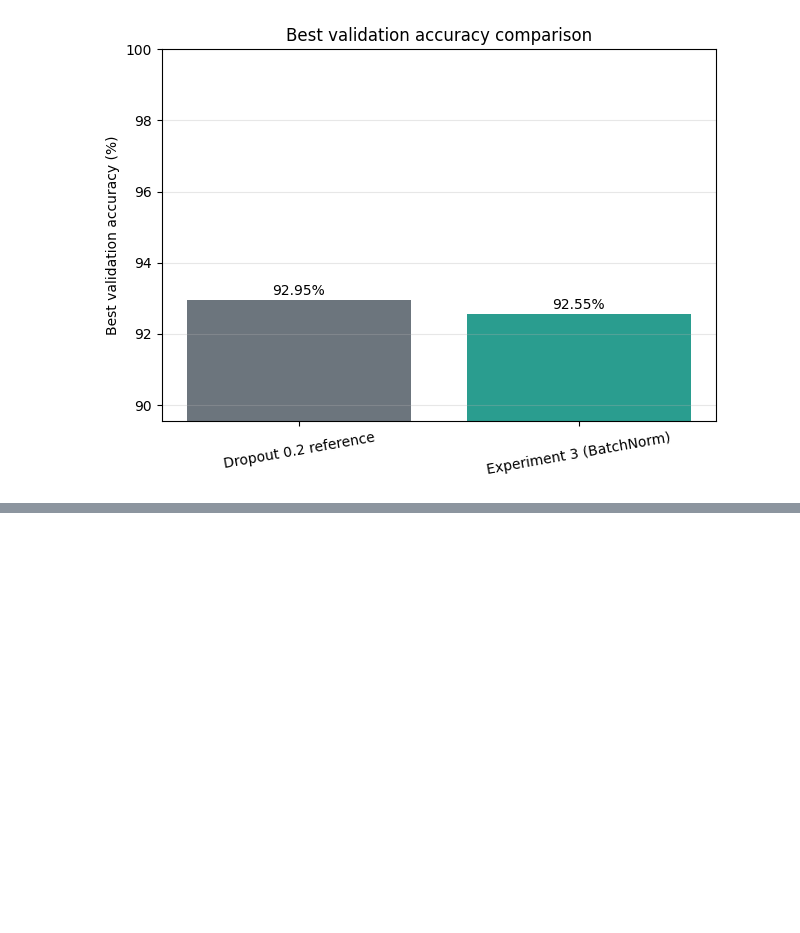
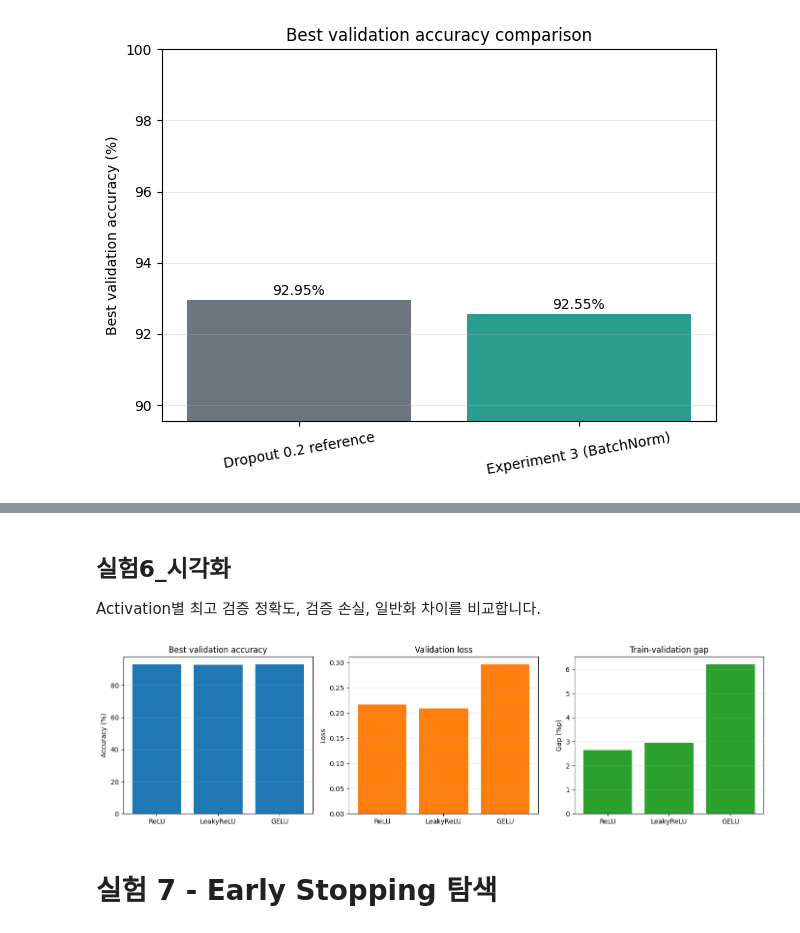
Before and after one commit to Chaehyunli/SKALA, a Jupyter notebook: 0901-0903-머신러닝 및 딥러닝 이해/day2/fashion_mnist_baseline_종합실습용.ipynb, the cells around one changed output, grey strips where cells are left out. Drawn from its saved outputs; the diff is of its cells as text; code cells hidden in the pictures; blank space fills up the shorter version.

```diff
--- a/0901-0903-머신러닝 및 딥러닝 이해/day2/fashion_mnist_baseline_종합실습용.ipynb
+++ b/0901-0903-머신러닝 및 딥러닝 이해/day2/fashion_mnist_baseline_종합실습용.ipynb
@@ -917,0 +1280,12 @@ plot_best_valid_accuracy(batchnorm_results)
+# %%
+activation_candidates = ["ReLU", "LeakyReLU", "GELU"]
+activation_results = {}
+
+for activation_name in activation_candidates:
+    print(f"\n===== Activation {activation_name} =====")
+    activation_results[activation_name] = run_experiment(
+        name=f"Activation {activation_name}", dropout_rate=0.2,
+        epochs=21, learning_rate=1e-3, seed=42,
+        use_batchnorm=False, hidden_dim=256,
+        activation_name=activation_name, optimizer_name=selected_optimizer,
+    )
@@ -917,0 +1312,19 @@ plot_best_valid_accuracy(batchnorm_results)
+# %%
+activation_summary=[]
+for activation_name,result in activation_results.items():
+    index=result["best_epoch"]-1; history=result["history"]
+    activation_summary.append({
+        "activation":activation_name,"best_epoch":result["best_epoch"],
+        "accuracy":result["best_valid_accuracy"],"loss":history["valid_loss"][index],
+        "gap":(history["train_accuracy"][index]-history["valid_accuracy"][index])*100,
+    })
+print(f"{'Activation':>12} {'Epoch':>7} {'Valid acc':>11} {'Valid loss':>11} {'Gap':>9}")
+print("-"*56)
+for row in activation_summary:
+    print(f"{row['activation']:>12} {row['best_epoch']:>7d} {row['accuracy']*100:>10.2f}% {row['loss']:>11.4f} {row['gap']:>8.2f}%p")
+maximum_accuracy=max(row["accuracy"] for row in activation_summary)
+near_best=[row for row in activation_summary if maximum_accuracy-row["accuracy"]<=0.001]
+selected_activation_row=min(near_best,key=lambda row:(row["loss"],row["gap"]))
+selected_activation=selected_activation_row["activation"]
+selected_activation_result=activation_results[selected_activation]
+print(f"\nSelected activation: {selected_activation}")
@@ -917,0 +1362,19 @@ plot_best_valid_accuracy(batchnorm_results)
+# %% [markdown]
+## 실험6_시각화
+
+Activation별 최고 검증 정확도, 검증 손실, 일반화 차이를 비교합니다.
+# %%
+names=[row["activation"] for row in activation_summary]
+fig,axes=plt.subplots(1,3,figsize=(14,4))
+axes[0].bar(names,[row["accuracy"]*100 for row in activation_summary])
+axes[0].set(title="Best validation accuracy",ylabel="Accuracy (%)")
+axes[1].bar(names,[row["loss"] for row in activation_summary],color="tab:orange")
+axes[1].set(title="Validation loss",ylabel="Loss")
+axes[2].bar(names,[row["gap"] for row in activation_summary],color="tab:green")
+axes[2].set(title="Train-validation gap",ylabel="Gap (%p)")
+for axis in axes: axis.grid(axis="y",alpha=0.3)
+plt.tight_layout(); plt.show()
+# %% [output]
+[figure, added]
+# %% [markdown]
+# 실험 7 - Early Stopping 탐색
```
Also changed, not shown: parts of 50 cells of this notebook.
